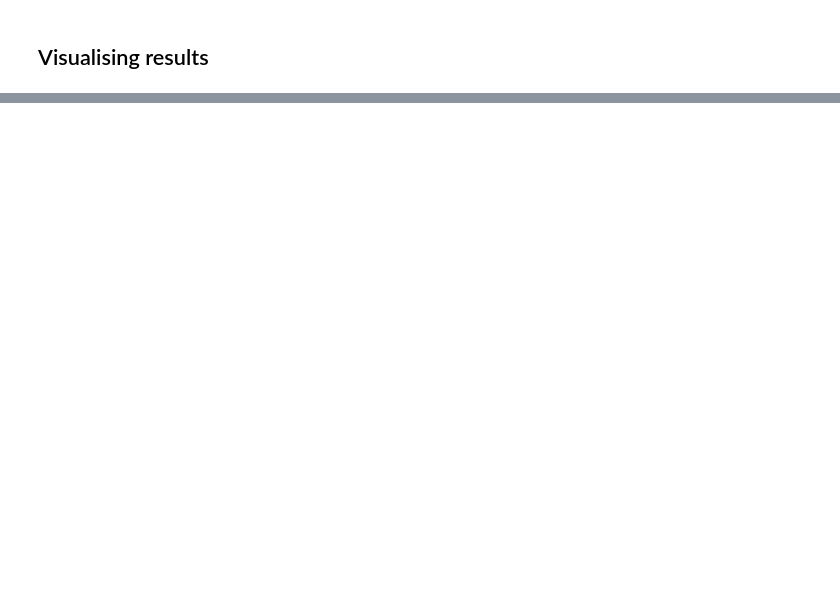
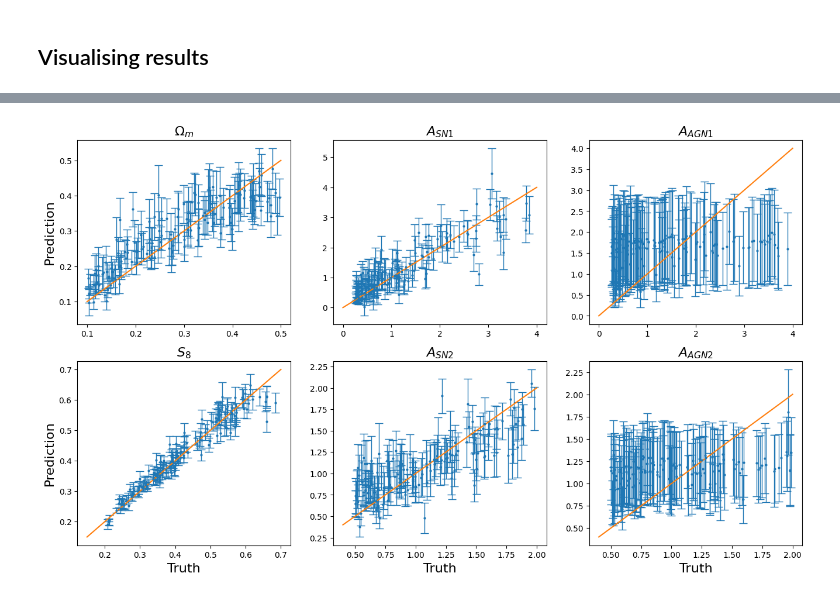
Before and after one commit to Reennon/cosmology-s8-inference, a Jupyter notebook: _Parameter_inference_moments_network_with_priors_ipynb__.ipynb, the cells around one changed output, grey strips where cells are left out. Saved outputs shown, nothing was run; the diff lists cells and outputs as text; code cells hidden in the pictures; blank space fills up the shorter version.

```diff
--- a/_Parameter_inference_moments_network_with_priors_ipynb__.ipynb
+++ b/_Parameter_inference_moments_network_with_priors_ipynb__.ipynb
@@ -454,0 +563,48 @@ plt.savefig(f"params_{sim_name}.png", dpi=300)
+# %%
+'''
+MAIN PARAMETERS VISUALISER(FOR REPORT)
+'''
+
+fig, axis = plt.subplots(2, 3)
+fig.set_size_inches(16, 9)
+
+params = [r'$\Omega_m$', r'$A_{SN1}$', r'$A_{AGN1}$', r'$S_8$', r'$A_{SN2}$', r'$A_{AGN2}$']
+
+axis[0, 0].errorbar(params_true[:,0], params_NN[:,0], yerr=np.absolute(errors_NN[:,0]),
+            lw=1, fmt='o',ms=2, elinewidth=1,capsize=5,linestyle='None')
+axis[0, 0].plot([0.1,0.5],[0.1,0.5])
+axis[0, 0].set_title(params[0], size='16')
+axis[0, 0].set_ylabel("Prediction", size='16')
+
+axis[0, 1].errorbar(params_true[:,2], params_NN[:,2], yerr=np.absolute(errors_NN[:,2]),
+            lw=1, fmt='o',ms=2, elinewidth=1,capsize=5,linestyle='None')
+axis[0, 1].plot([0,4.0],[0,4.0])
+axis[0, 1].set_title(params[1], size='16')
+
+axis[0, 2].errorbar(params_true[:,3], params_NN[:,3], yerr=np.absolute(errors_NN[:,3]),
+            lw=1, fmt='o',ms=2, elinewidth=1,capsize=5,linestyle='None')
+axis[0, 2].plot([0,4.0],[0,4.0])
+axis[0, 2].set_title(params[2], size='16')
+
+axis[1, 0].errorbar(params_true[:,1], params_NN[:,1], yerr=np.absolute(errors_NN[:,1]),
+            lw=1, fmt='o',ms=2, elinewidth=1,capsize=5,linestyle='None')
+axis[1, 0].set_title(params[3], size='16')
+axis[1, 0].plot([0.15,0.7],[0.15,0.7])
+axis[1, 0].set_ylabel("Prediction", size='16')
+axis[1, 0].set_xlabel("Truth", size='16')
+
+axis[1, 1].errorbar(params_true[:,4], params_NN[:,4], yerr=np.absolute(errors_NN[:,4]),
+            lw=1, fmt='o',ms=2, elinewidth=1,capsize=5,linestyle='None')
+axis[1, 1].set_title(params[4], size='16')
+axis[1, 1].plot([0.4,2.0],[0.4,2.0])
+axis[1, 1].set_xlabel("Truth", size='16')
+
+axis[1, 2].errorbar(params_true[:,5], params_NN[:,5], yerr=np.absolute(errors_NN[:,5]),
+            lw=1, fmt='o',ms=2, elinewidth=1,capsize=5,linestyle='None')
+axis[1, 2].set_title(params[5], size='16')
+axis[1, 2].plot([0.4,2.0],[0.4,2.0])
+axis[1, 2].set_xlabel("Truth", size='16')
+
+plt.savefig(f"6parameters_{sim_name}_no_prior.png", dpi=300)
+# %% [output]
+[figure, added]
```
Also changed, not shown: parts of 16 cells of this notebook.
